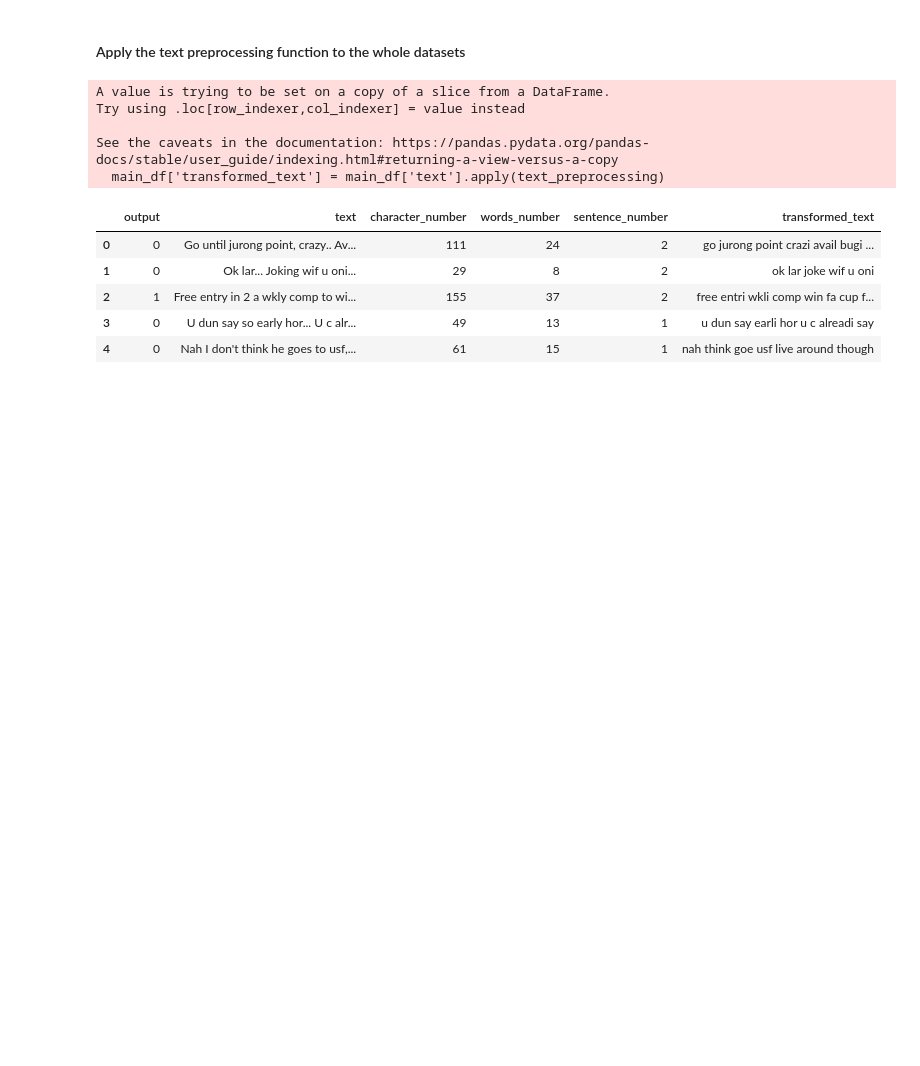
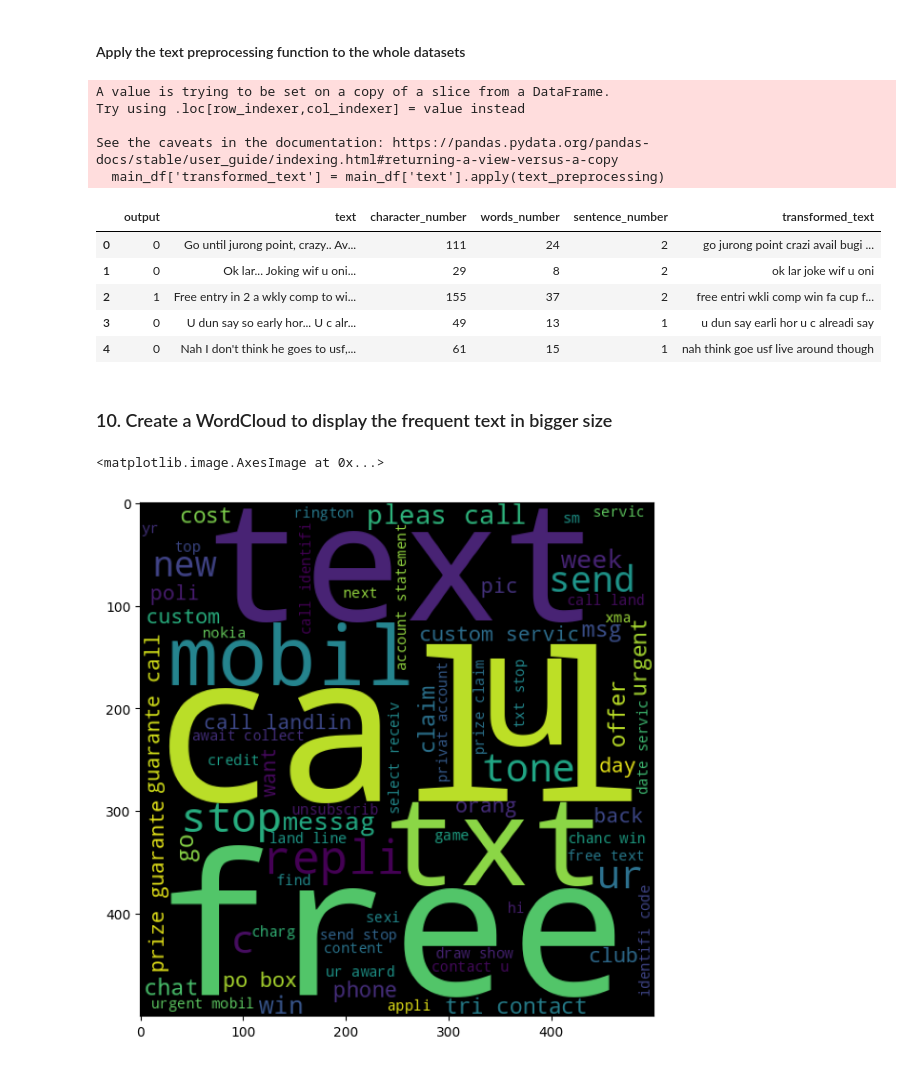
Before and after one commit to lalchhabi/Email_SMS_Spam_Detection, a Jupyter notebook: email_sms_classifier.ipynb, the cells around one changed output. Drawn from its saved outputs; the diff is of its cells as text; code cells hidden in the pictures; blank space fills up the shorter version.

Commit message:
generate word cloud and extract and visualize the most frequent words

```diff
--- a/email_sms_classifier.ipynb
+++ b/email_sms_classifier.ipynb
@@ -365,3 +365,18 @@ main_df.head()
 | 2 | 1 | Free entry in 2 a wkly comp to wi... | 155 | 37 | 2 | free entri wkli comp win fa cup f... |
 | 3 | 0 | U dun say so early hor... U c alr... | 49 | 13 | 1 | u dun say earli hor u c alreadi say |
 | 4 | 0 | Nah I don't think he goes to usf,... | 61 | 15 | 1 | nah think goe usf live around though |
+# %% [markdown]
+### 10. Create a WordCloud to display the frequent text in bigger size
+# %%
+from wordcloud import WordCloud
+wc = WordCloud(width = 500, height = 500,background_color='black',min_font_size=10)
+# %%
+#### Generate a cloud word for spam
+spam_wc = wc.generate(main_df[main_df['output'] == 1]['transformed_text'].str.cat(sep = " "))
+#### .str.cat() method concatenates all the strings in the transformed_text column into a single string.
+#### sep=" " ensures that the individual strings are joined with a space between them.
+plt.figure(figsize = (10,7))
+plt.imshow(spam_wc)
+# %% [output]
+<matplotlib.image.AxesImage at 0x...>
+[figure, added]
```
Also changed, not shown: parts of 8 cells of this notebook.
